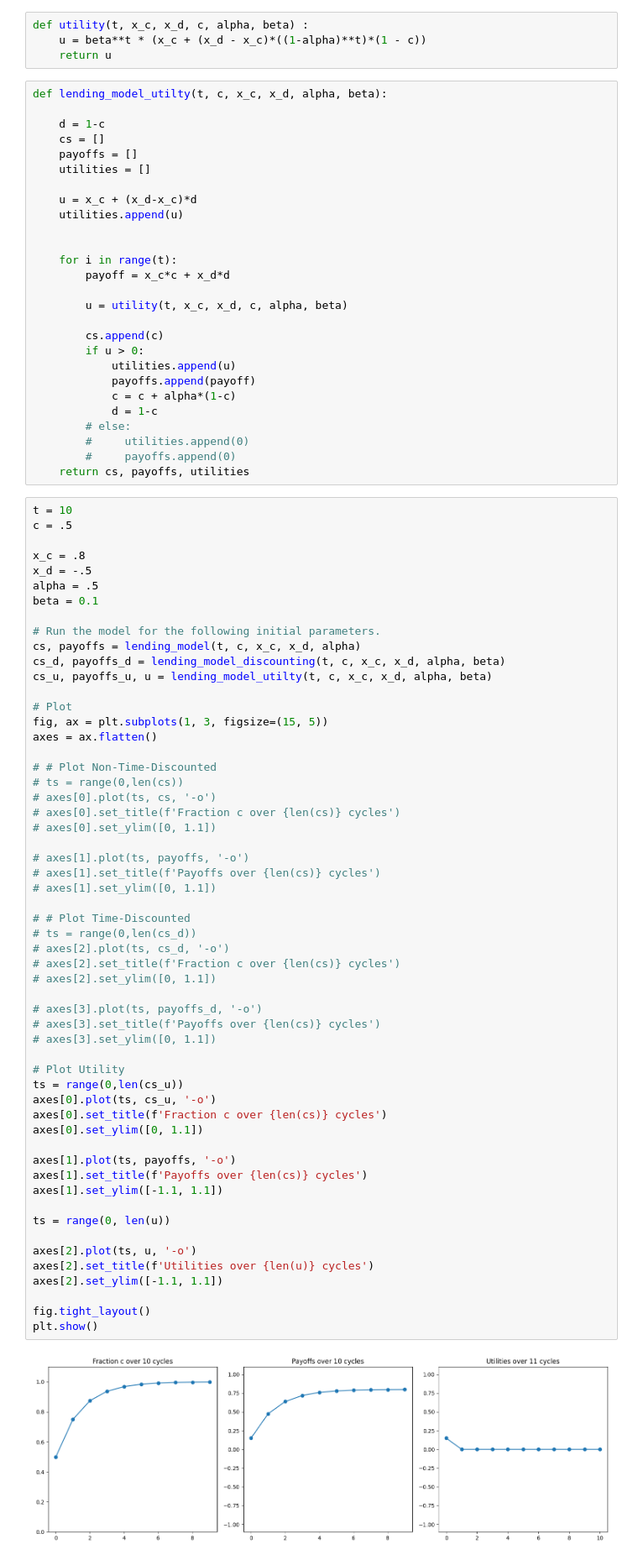
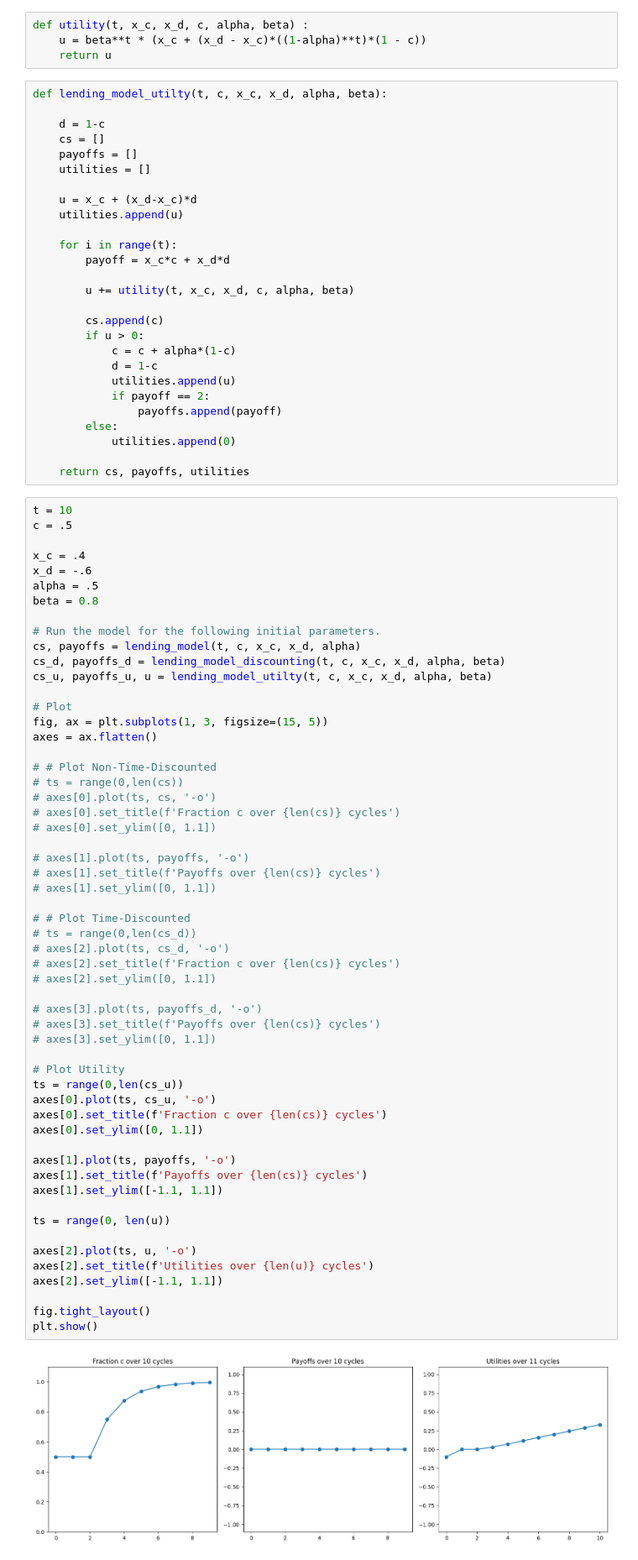
Before and after one commit to bvikram03/LendingModel, a Jupyter notebook: lending-play.ipynb, the cells around one changed output. Shown: that part at 84% size. Saved outputs shown, nothing was run; the diff lists cells and outputs as text.

Commit message:
fixed utility function (still problem with payoff calculation)

```diff
--- a/lending-play.ipynb
+++ b/lending-play.ipynb
@@ -207,30 +207,30 @@ def lending_model_utilty(t, c, x_c, x_d, alpha, beta):
     u = x_c + (x_d-x_c)*d
     utilities.append(u)
 
-
     for i in range(t):
         payoff = x_c*c + x_d*d
 
-        u = utility(t, x_c, x_d, c, alpha, beta)
+        u += utility(t, x_c, x_d, c, alpha, beta)
 
         cs.append(c)
         if u > 0:
-            utilities.append(u)
-            payoffs.append(payoff)
             c = c + alpha*(1-c)
             d = 1-c
-        # else:
-        #     utilities.append(0)
-        #     payoffs.append(0)
+            utilities.append(u)
+            if payoff == 2:
+                payoffs.append(payoff)
+        else:
+            utilities.append(0)
+
     return cs, payoffs, utilities
 # %%
 t = 10
 c = .5
 
-x_c = .8
-x_d = -.5
+x_c = .4
+x_d = -.6
 alpha = .5
-beta = 0.1
+beta = 0.8
 
 # Run the model for the following initial parameters.
 cs, payoffs = lending_model(t, c, x_c, x_d, alpha)
@@ -253,31 +253,31 @@ axes = ax.flatten()
 
 # # Plot Time-Discounted
 # ts = range(0,len(cs_d))
 # axes[2].plot(ts, cs_d, '-o')
 # axes[2].set_title(f'Fraction c over {len(cs)} cycles')
 # axes[2].set_ylim([0, 1.1])
 
 # axes[3].plot(ts, payoffs_d, '-o')
 # axes[3].set_title(f'Payoffs over {len(cs)} cycles')
 # axes[3].set_ylim([0, 1.1])
 
 # Plot Utility
 ts = range(0,len(cs_u))
 axes[0].plot(ts, cs_u, '-o')
 axes[0].set_title(f'Fraction c over {len(cs)} cycles')
 axes[0].set_ylim([0, 1.1])
 
 axes[1].plot(ts, payoffs, '-o')
 axes[1].set_title(f'Payoffs over {len(cs)} cycles')
 axes[1].set_ylim([-1.1, 1.1])
 
 ts = range(0, len(u))
 
 axes[2].plot(ts, u, '-o')
 axes[2].set_title(f'Utilities over {len(u)} cycles')
 axes[2].set_ylim([-1.1, 1.1])
 
 fig.tight_layout()
 plt.show()
 # %% [output]
-[figure, old version]
+[figure, new version]
```
